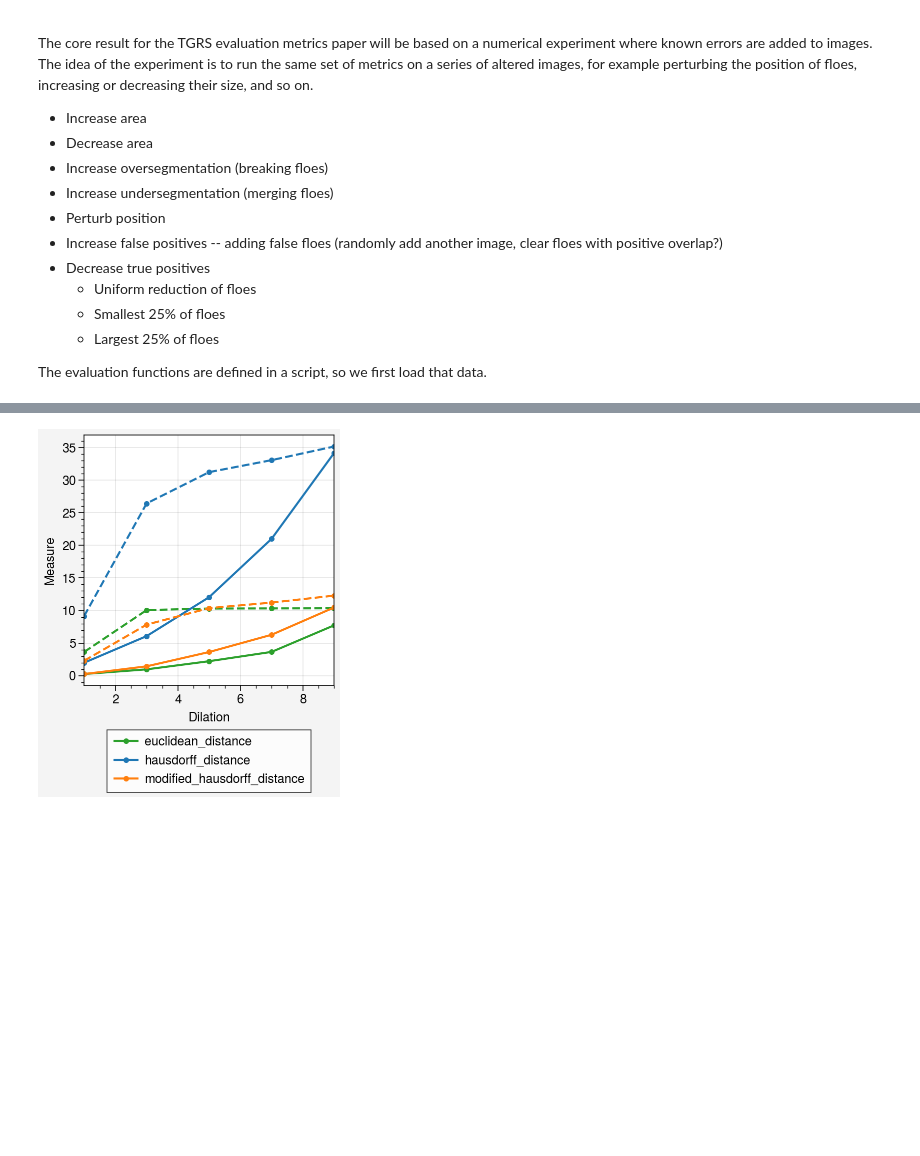
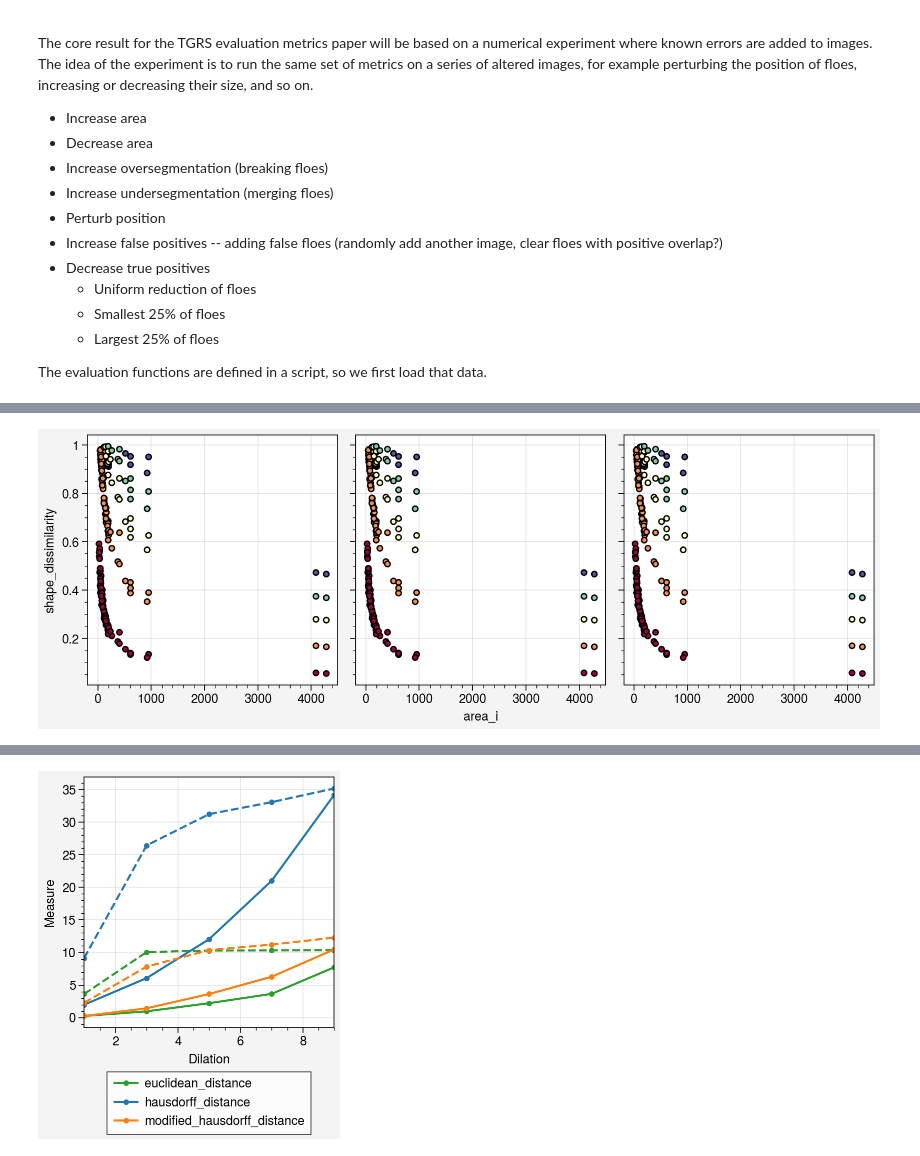
Before and after one commit to danielmwatkins/eval_seg, a Jupyter notebook: notebooks/segmentation_evaluation.ipynb, the cells around one changed output, grey strips where cells are left out. Drawn from its saved outputs; the diff is of its cells as text; code cells hidden in the pictures; blank space fills up the shorter version.

```diff
--- a/notebooks/segmentation_evaluation.ipynb
+++ b/notebooks/segmentation_evaluation.ipynb
@@ -296,10 +300,0 @@ for n in range(1, 10, 2):
-# %%
-fig, axs = pplt.subplots(ncols=5, nrows=2)
-axs[0, 0].imshow(gt_img)
-axs[1, 0].imshow(gt_img)
-for ax, n in zip(axs[0, 1:], expand_no_overlap):
-    ax.imshow(expand_no_overlap[n])
-for ax, n in zip(axs[1, 1:], dilation):
-    ax.imshow(dilation[n])
-# for ax, n in zip(axs[1, 1:], erosion):
-#     ax.imshow(erosion[n])
@@ -325,0 +301,8 @@ dtype: float64
+# %%
+temp = []
+for case in results_erode:
+    df = pd.concat(results_erode[case]).reset_index().rename({'level_0': 'n', 'level_1': 'floe_number'}, axis=1) #.groupby('label_i').mean()
+    df['case'] = case
+    temp.append(df)
+re_df = pd.concat(temp)
+re_df.columns
@@ -325,0 +317,6 @@ dtype: float64
+# %%
+fig, axs = pplt.subplots(ncols=3)
+for col, ax in zip(['relative_error_area', 'oversegmentation_error', 'shape_dissimilarity'], axs):
+    ax.scatter(re_df.area_i, re_df[col], ms=15, m='o', color=re_df.n, cmap='spectral', edgecolor='k', ew=1)
+# %% [output]
+[figure, added]
```
Also changed, not shown: parts of 28 cells of this notebook, 2 other files.
